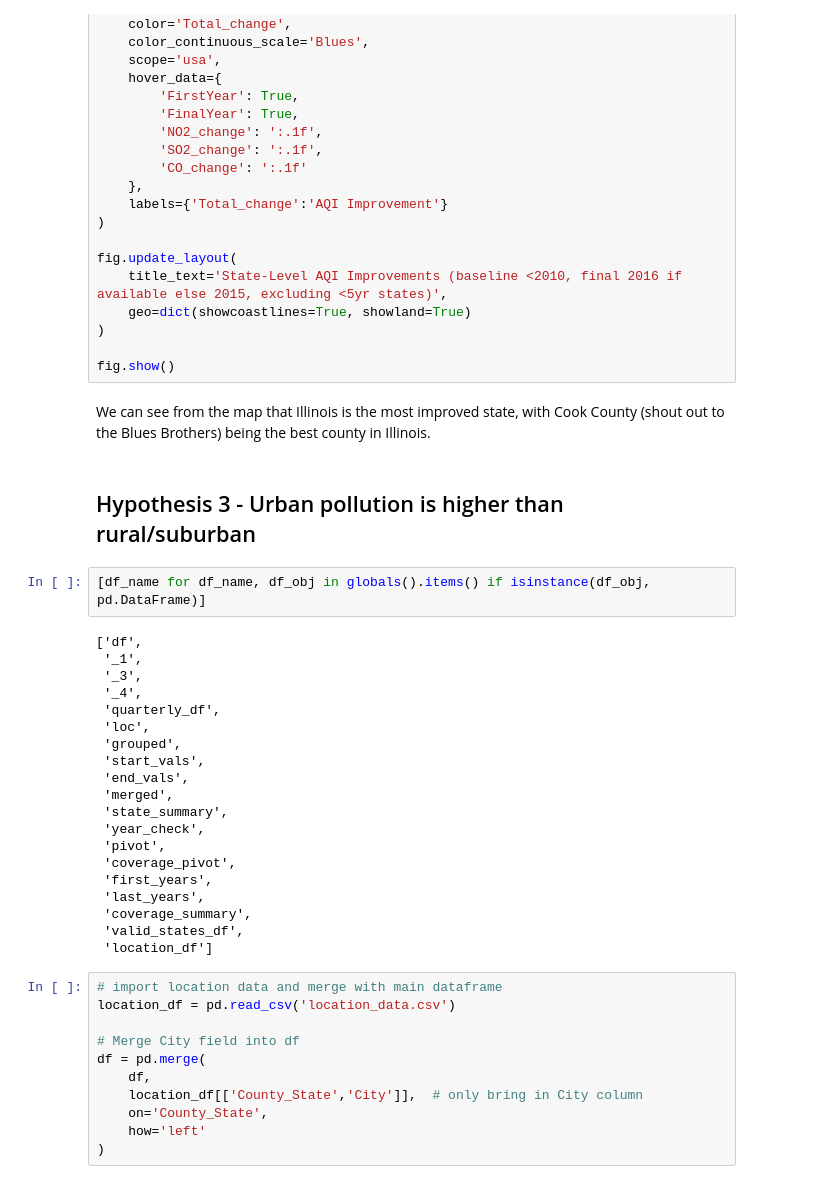
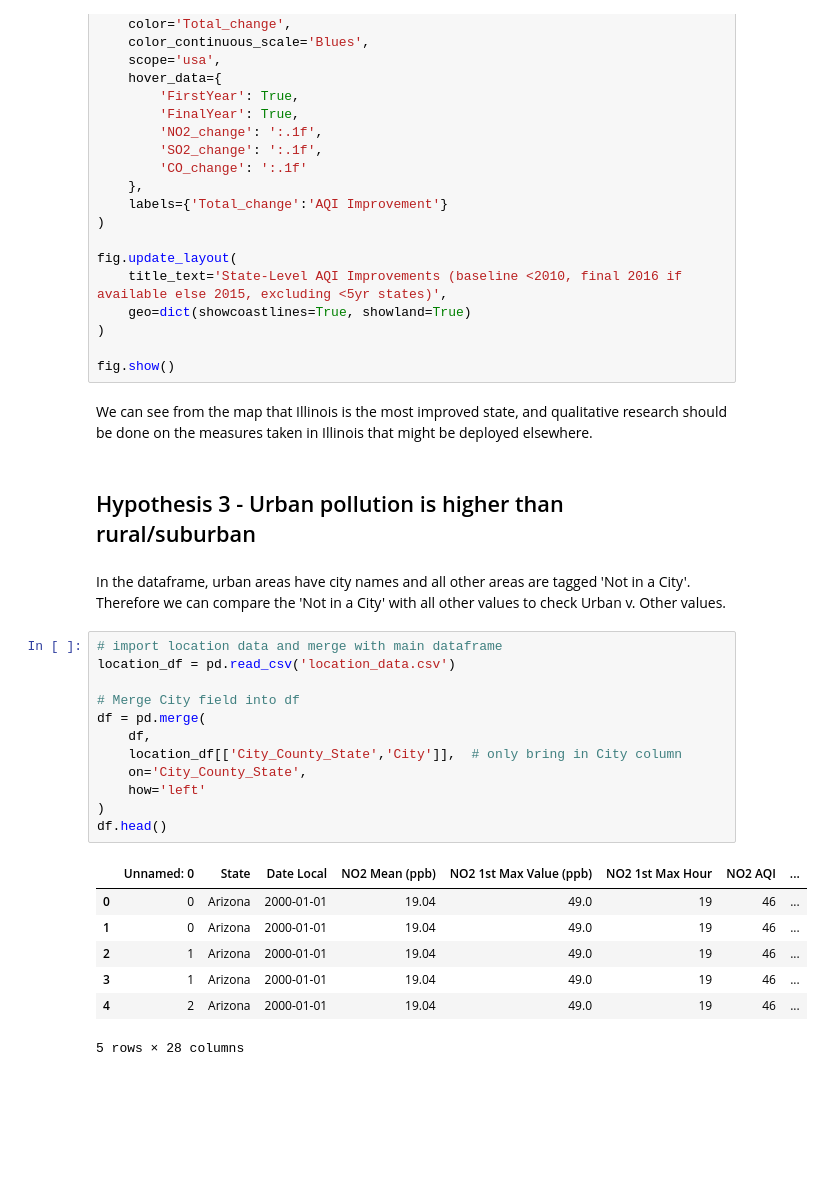
Before and after one commit to illusio666/us_air_pollution, a Jupyter notebook: jupyter_notebooks/us_air_pollution_visualisations.ipynb, the cells around one changed output. Cells and saved outputs as stored; diff of their text form; blank space fills up the shorter version.

```diff
--- a/jupyter_notebooks/us_air_pollution_visualisations.ipynb
+++ b/jupyter_notebooks/us_air_pollution_visualisations.ipynb
@@ -369,39 +390,28 @@ fig.update_layout(
 
 fig.show()
 # %% [markdown]
-We can see from the map that Illinois is the most improved state, with Cook County (shout out to the Blues Brothers) being the best county in Illinois.
+We can see from the map that Illinois is the most improved state, and qualitative research should be done on the measures taken in Illinois that might be deployed elsewhere.
 # %% [markdown]
 ## Hypothesis 3 - Urban pollution is higher than rural/suburban
-# %%
-[df_name for df_name, df_obj in globals().items() if isinstance(df_obj, pd.DataFrame)]
-# %% [output]
-['df',
- '_1',
- '_3',
- '_4',
- 'quarterly_df',
- 'loc',
- 'grouped',
- 'start_vals',
- 'end_vals',
- 'merged',
- 'state_summary',
- 'year_check',
- 'pivot',
- 'coverage_pivot',
- 'first_years',
- 'last_years',
- 'coverage_summary',
- 'valid_states_df',
- 'location_df']
+# %% [markdown]
+In the dataframe, urban areas have city names and all other areas are tagged 'Not in a City'. Therefore we can compare the 'Not in a City' with all other values to check Urban v. Other values.
 # %%
 # import location data and merge with main dataframe
 location_df = pd.read_csv('location_data.csv')
 
 # Merge City field into df
 df = pd.merge(
     df,
-    location_df[['County_State','City']],  # only bring in City column
-    on='County_State',
+    location_df[['City_County_State','City']],  # only bring in City column
+    on='City_County_State',
     how='left'
 )
+df.head()
+# %% [output]
+|  | Unnamed: 0 | State | Date Local | NO2 Mean (ppb) | NO2 1st Max Value (ppb) | NO2 1st Max Hour | NO2 AQI | ... |
+| 0 | 0 | Arizona | 2000-01-01 | 19.04 | 49.0 | 19 | 46 | ... |
+| 1 | 0 | Arizona | 2000-01-01 | 19.04 | 49.0 | 19 | 46 | ... |
+| 2 | 1 | Arizona | 2000-01-01 | 19.04 | 49.0 | 19 | 46 | ... |
+| 3 | 1 | Arizona | 2000-01-01 | 19.04 | 49.0 | 19 | 46 | ... |
+| 4 | 2 | Arizona | 2000-01-01 | 19.04 | 49.0 | 19 | 46 | ... |
+5 rows × 28 columns
```
Also changed, not shown: parts of 11 cells of this notebook, 1 other file.
